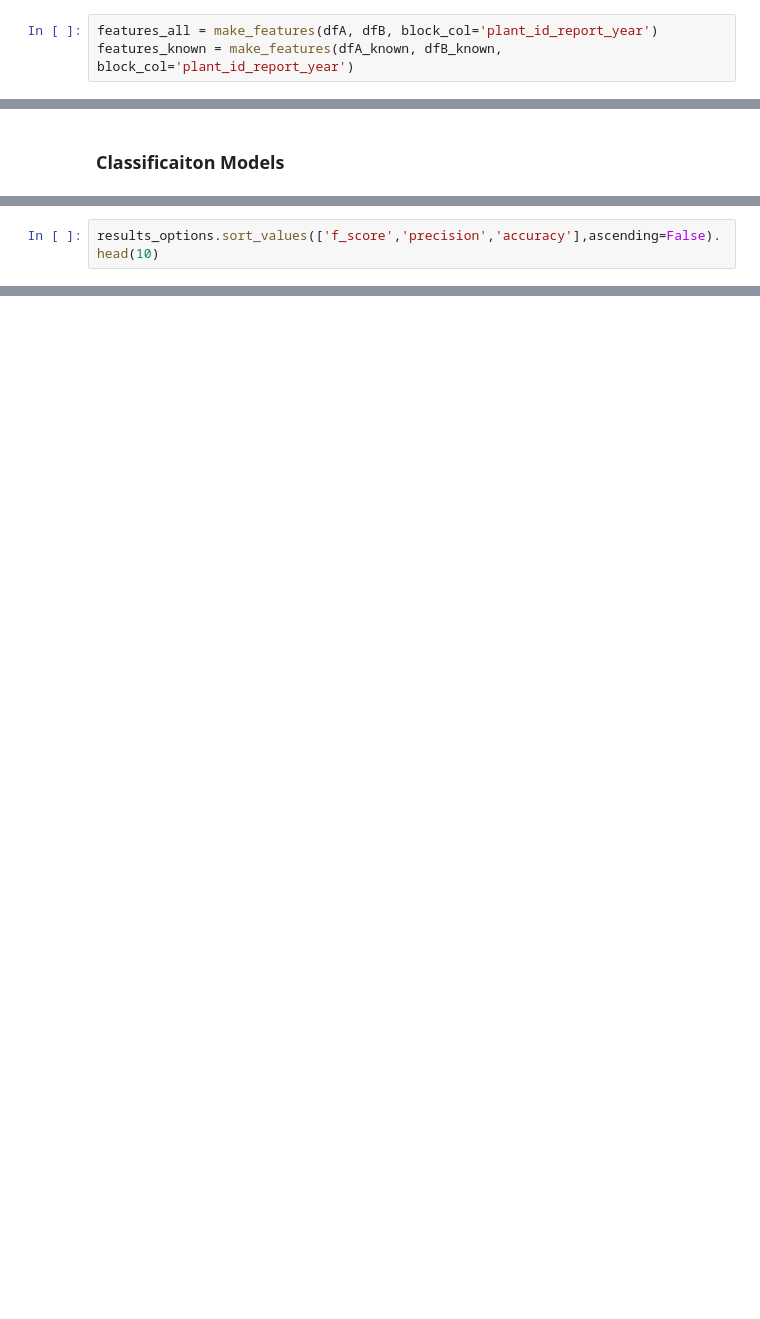
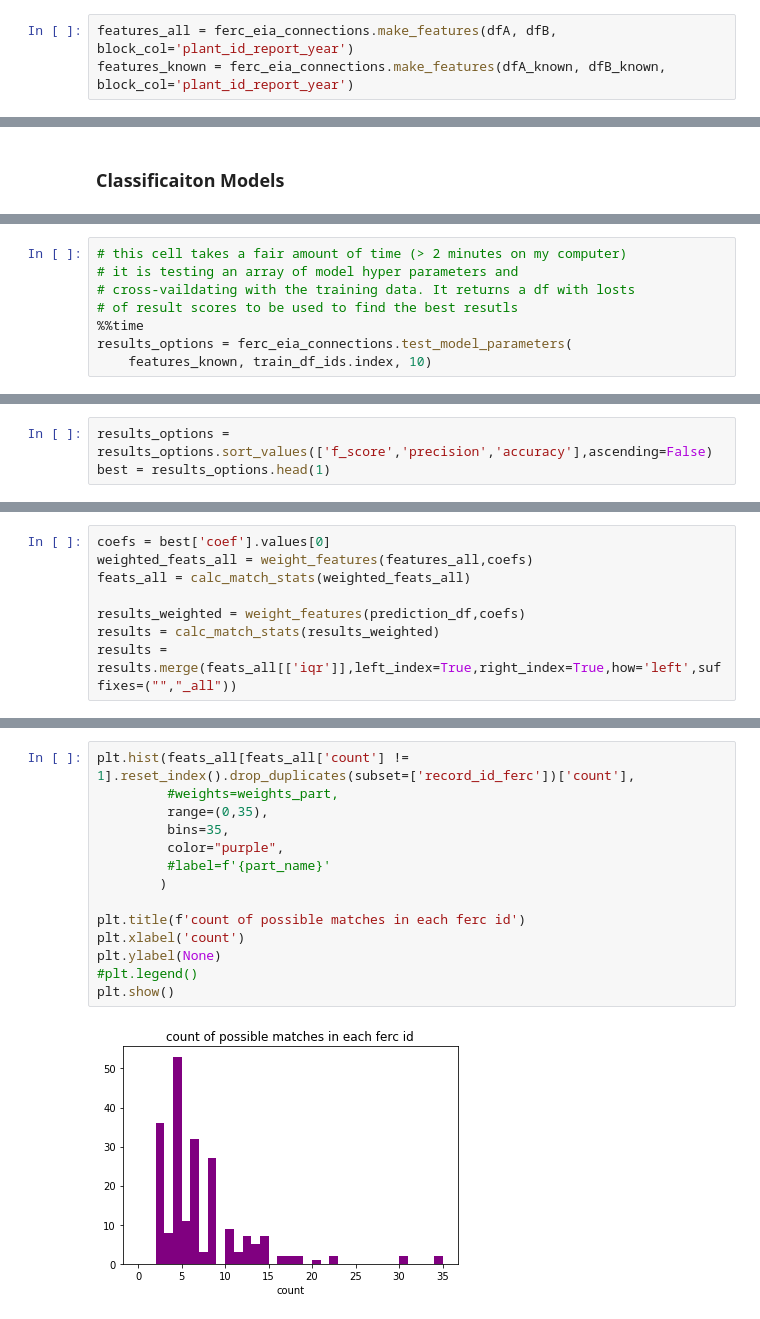
Before and after one commit to catalyst-cooperative/rmi-ferc1-eia, a Jupyter notebook: notebooks/ferc_eia_connections.ipynb, the cells around one changed output, grey strips where cells are left out. Cells and saved outputs as stored; diff of their text form; blank space fills up the shorter version.

Commit message:
Fine tune modeling parameters, find best match and fine tune peer granularity labeling.
Working on Issue #23 and Issue #24.

```diff
--- a/notebooks/ferc_eia_connections.ipynb
+++ b/notebooks/ferc_eia_connections.ipynb
@@ -243,4 +144,4 @@ def make_features(dfA, dfB, block_col=None):
 # %%
-features_all = make_features(dfA, dfB, block_col='plant_id_report_year')
-features_known = make_features(dfA_known, dfB_known, block_col='plant_id_report_year')
+features_all = ferc_eia_connections.make_features(dfA, dfB, block_col='plant_id_report_year')
+features_known = ferc_eia_connections.make_features(dfA_known, dfB_known, block_col='plant_id_report_year')
 # %%
@@ -360,0 +157,8 @@ for solver in solvers:
+# %%
+# this cell takes a fair amount of time (> 2 minutes on my computer)
+# it is testing an array of model hyper parameters and
+# cross-vaildating with the training data. It returns a df with losts
+# of result scores to be used to find the best resutls
+%%time
+results_options = ferc_eia_connections.test_model_parameters(
+    features_known, train_df_ids.index, 10)
@@ -361,2 +168,3 @@ for solver in solvers:
 # %%
-results_options.sort_values(['f_score','precision','accuracy'],ascending=False).head(10)
+results_options = results_options.sort_values(['f_score','precision','accuracy'],ascending=False)
+best = results_options.head(1)
@@ -394,0 +173,8 @@ pd.DataFrame(index=predict_all)
+# %%
+coefs = best['coef'].values[0]
+weighted_feats_all = weight_features(features_all,coefs)
+feats_all = calc_match_stats(weighted_feats_all)
+
+results_weighted = weight_features(prediction_df,coefs)
+results = calc_match_stats(results_weighted)
+results = results.merge(feats_all[['iqr']],left_index=True,right_index=True,how='left',suffixes=("","_all"))
@@ -394,0 +207,16 @@ pd.DataFrame(index=predict_all)
+# %%
+plt.hist(feats_all[feats_all['count'] != 1].reset_index().drop_duplicates(subset=['record_id_ferc'])['count'],
+         #weights=weights_part,
+         range=(0,35),
+         bins=35,
+         color="purple",
+         #label=f'{part_name}'
+        )
+
+plt.title(f'count of possible matches in each ferc id')
+plt.xlabel('count')
+plt.ylabel(None)
+#plt.legend()
+plt.show()
+# %% [output]
+[figure, added]
```
Also changed, not shown: parts of 43 cells of this notebook, 6 other files.
